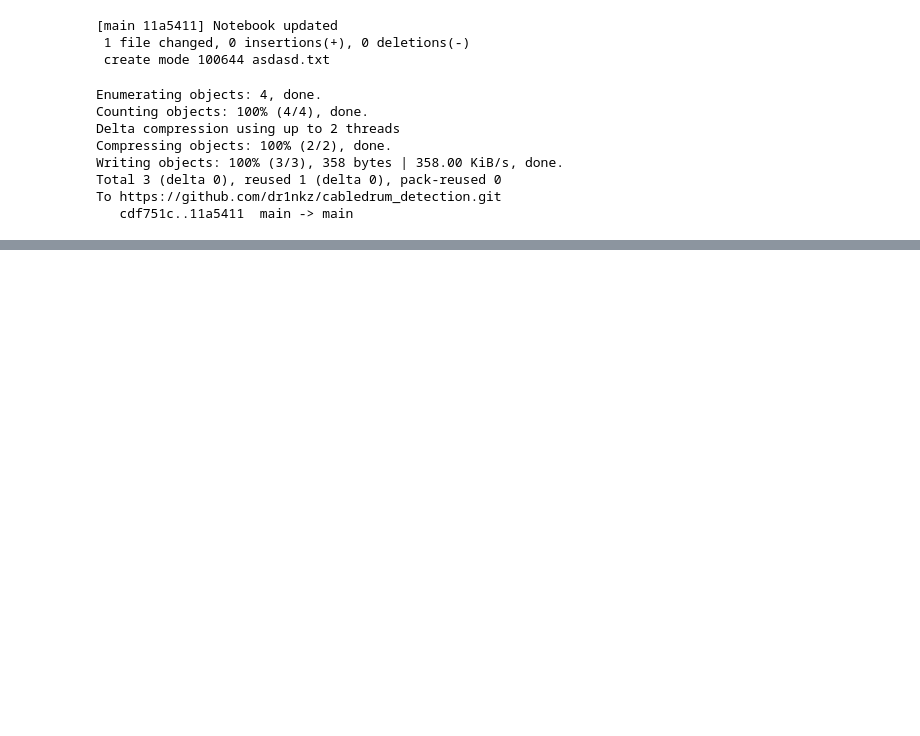
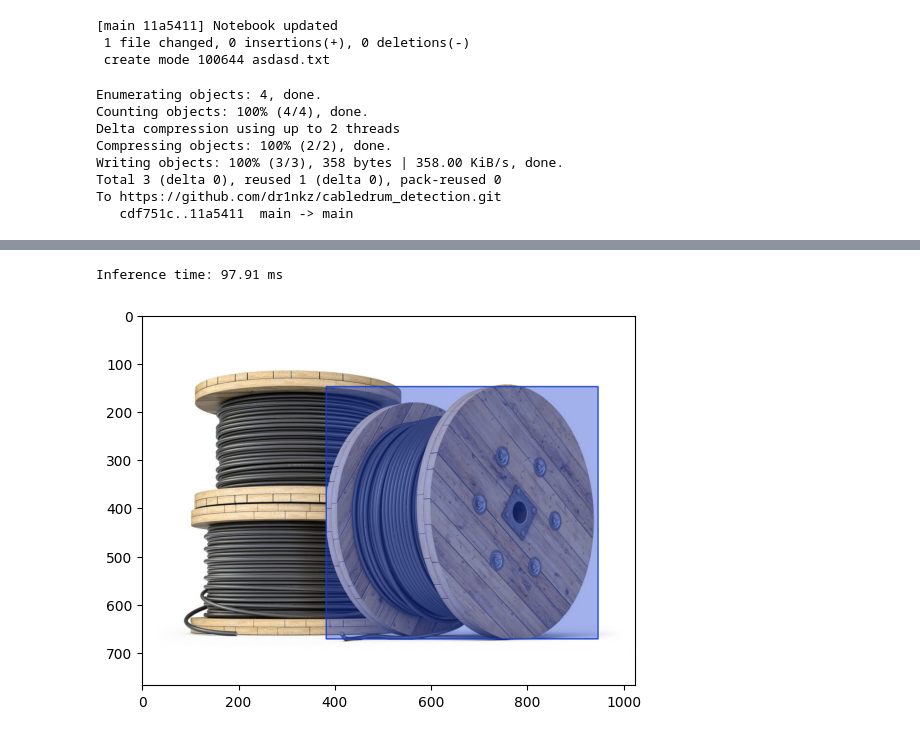
Before and after one commit to dr1nkz/cabledrum_detection, a Jupyter notebook: cabledrum_yolov8.ipynb, the cells around one changed output, grey strips where cells are left out. Cells and saved outputs as stored; diff of their text form; code cells hidden in the pictures; blank space fills up the shorter version.

Commit message:
Work with ONNX model

```diff
--- a/cabledrum_yolov8.ipynb
+++ b/cabledrum_yolov8.ipynb
@@ -236,0 +556,5 @@ To https://github.com/dr1nkz/cabledrum_detection.git
+# %%
+onnx_detect_image(r'C:\ML\cabledrums\cabledrums_dataset\train\images\1aa35d50-2.jpg')
+# %% [output]
+Inference time: 97.91 ms
+[figure, added]
```
Also changed, not shown: parts of 6 cells of this notebook.
